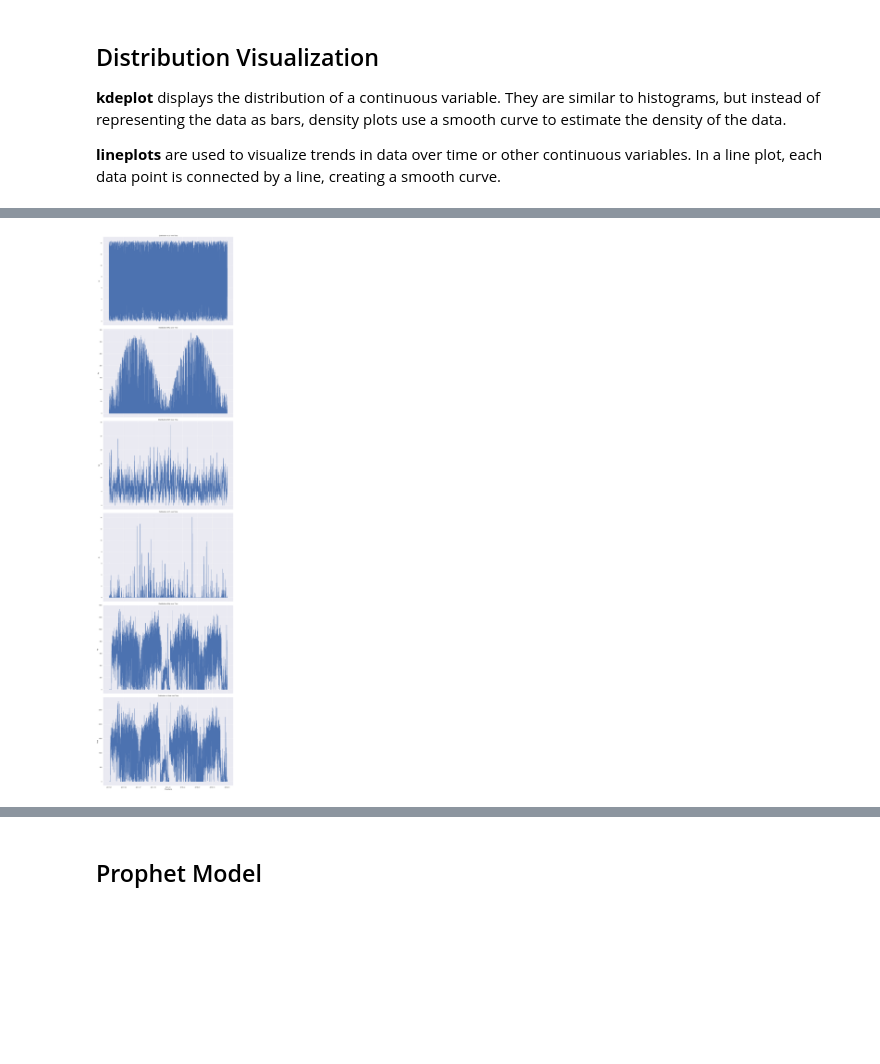
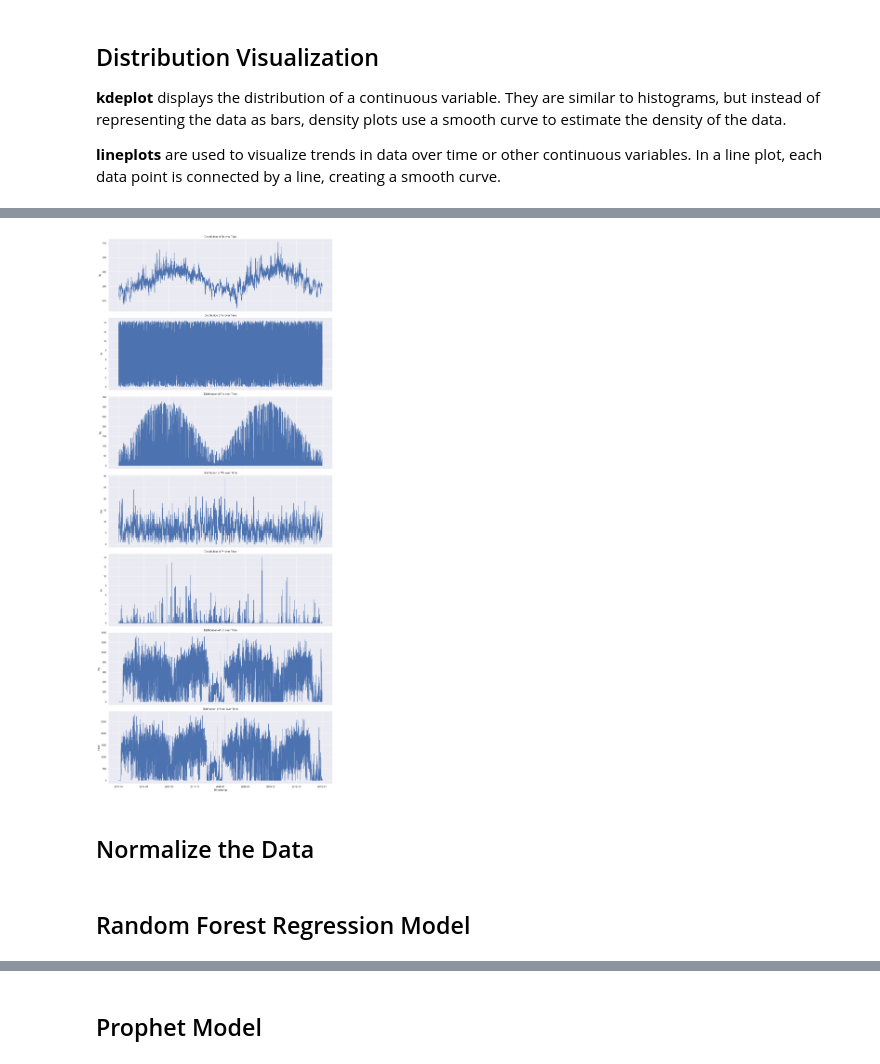
Before and after one commit to melisnv/data-science-projects, a Jupyter notebook: blue-radix-project/greenhouse-assessment.ipynb, the cells around one changed output, grey strips where cells are left out. Cells and saved outputs as stored; diff of their text form; code cells hidden in the pictures; blank space fills up the shorter version.

```diff
--- a/blue-radix-project/greenhouse-assessment.ipynb
+++ b/blue-radix-project/greenhouse-assessment.ipynb
@@ -327 +355,13 @@ df['Temperature_Humidity'] = df['Te'] * df['Hp']
+# %%
+# derive wind-chill factor
+df['Wind_Chill_Factor'] = df['Te'] - (0.4275 * df['Wv']**0.16)
+# temperature deviation
+df['Te_Deviation'] = df['Te'] - df['Te'].mean()
+# composite index
+df['Environmental_Stress_Index'] = (df['Te'] + df['Ra'] + df['Hp']) / 3
+# %%
+df.index = pd.to_datetime(df.index)
+df['day_of_week'] = df.index.dayofweek
+df['month'] = df.index.month
+df['hour'] = df.index.hour
 # %%
@@ -532,16 +382,16 @@ Actual and Predicted Results for 2018-12-19:
 
 <b>lineplots</b> are used to visualize trends in data over time or other continuous variables. In a line plot, each data point is connected by a line, creating a smooth curve.
 # %%
-def kdeplot(dataframe):
-    # the list of all features (excluding the timestamp)
-    features = list(dataframe.columns)[1:]
+def kdeplot(dataframe, selected_columns):
+    # resetting to avoid duplicates
+    dataframe_reset = dataframe.reset_index()
 
     # each feature in a separate subplot
-    fig, axes = plt.subplots(len(features), 1, figsize=(15, 5 * len(features)), sharex=True)
+    fig, axes = plt.subplots(len(selected_columns), 1, figsize=(15, 5 * len(selected_columns)), sharex=True)
 
-    for i, feature in enumerate(features):
+    for i, feature in enumerate(selected_columns):
         # the current feature in the i-th subplot
-        sns.kdeplot(data=dataframe, x=feature, ax=axes[i], color='green')
+        sns.kdeplot(data=dataframe_reset, x=feature, ax=axes[i], color='green')
 
         axes[i].set_title(f'Distribution of {feature} over Time')
         axes[i].set_xlabel(f'{feature}')
@@ -552,5 +402,6 @@ def kdeplot(dataframe):
     plt.show()
 
 # usage
-kdeplot(df)
+selected_columns = ["Te", "Ar", "Ra", "Wv", "Pr", "Hp", "Heat"]
+kdeplot(df, selected_columns)
 # %% [output]
@@ -558,24 +409,28 @@ kdeplot(df)
 # %%
-def lineplot(dataframe):
-    # the list of all features (excluding the timestamp)
-    features = list(dataframe.columns)[1:]
+def lineplot(dataframe, selected_columns):
+    # resetting to avoid duplicates
+    dataframe_reset = dataframe.reset_index()
 
     # each feature in a separate subplot
-    fig, axes = plt.subplots(len(features), 1, figsize=(15, 10 * len(features)), sharex=True)
+    fig, axes = plt.subplots(len(selected_columns), 1, figsize=(15, 5 * len(selected_columns)), sharex=True)
 
-    for i, feature in enumerate(features):
+    for i, feature in enumerate(selected_columns):
         # the current feature in the i-th subplot
-        sns.lineplot(data=dataframe, x='Timestamp', y=feature, ax=axes[i])
+        #sns.kdeplot(data=dataframe_reset, x=feature, ax=axes[i], color='green')
+        sns.lineplot(data=dataframe_reset, x='Timestamp', y=feature, ax=axes[i])
 
         axes[i].set_title(f'Distribution of {feature} over Time')
         axes[i].set_xlabel('Timestamp')
         axes[i].set_ylabel(f'{feature}')
         axes[i].grid(True)
 
     plt.tight_layout()
     plt.show()
 
 # usage
-lineplot(df)
+selected_columns = ["Te", "Ar", "Ra", "Wv", "Pr", "Hp", "Heat"]
+lineplot(df, selected_columns)
 # %% [output]
-[figure, old version]
+[figure, new version]
+# %% [markdown]
+## Normalize the Data
@@ -581,0 +443,2 @@ lineplot(df)
+# %% [markdown]
+## Random Forest Regression Model
```
Also changed, not shown: parts of 37 cells of this notebook.
